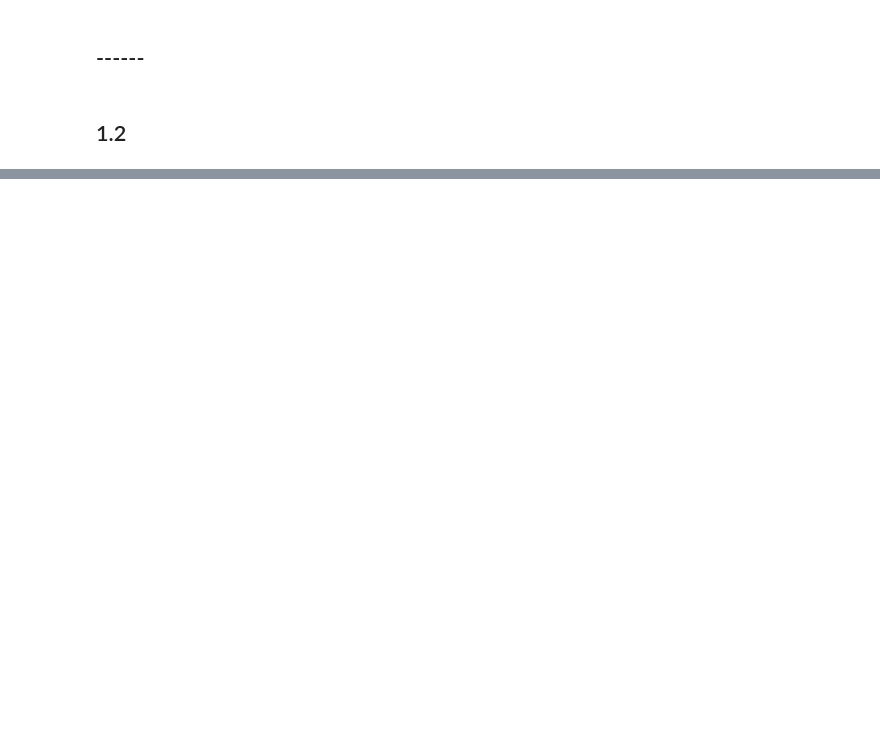
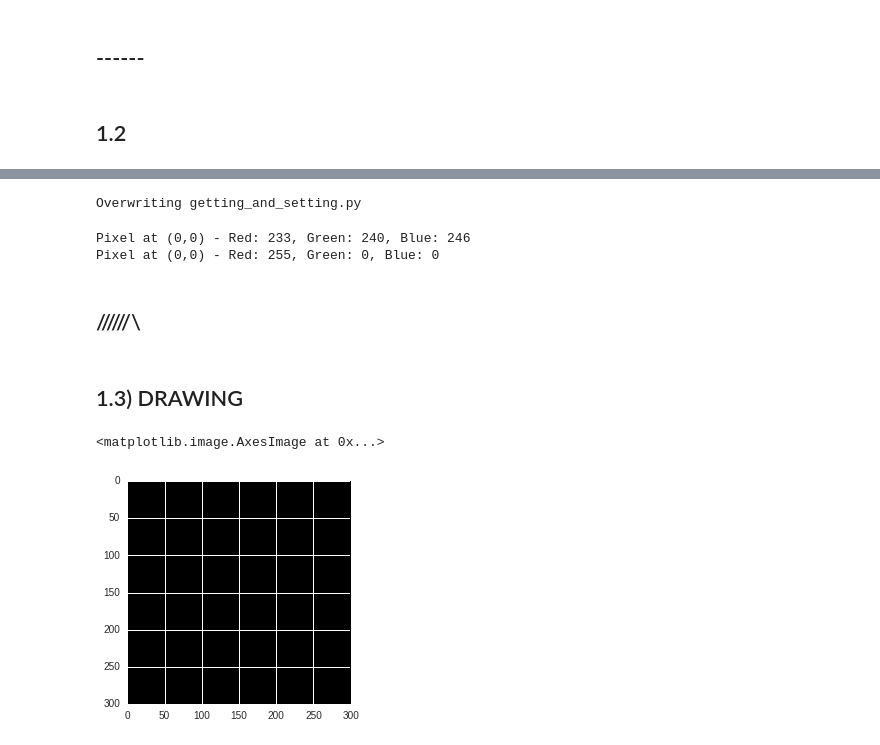
Before and after one commit to YaroslavSchubert/pyimagegurus, a Jupyter notebook: pyimagegurus.ipynb, the cells around one changed output, grey strips where cells are left out. Drawn from its saved outputs; the diff is of its cells as text; code cells hidden in the pictures; blank space fills up the shorter version.

```diff
--- a/pyimagegurus.ipynb
+++ b/pyimagegurus.ipynb
@@ -77,0 +89,62 @@ channels: 3
+# %%
+%%writefile getting_and_setting.py
+import argparse
+import cv2
+
+ap = argparse.ArgumentParser()
+ap.add_argument('-i','--image',required=True, help='Path to image')
+ap.add_argument('-d','--display', required=False)
+args = vars(ap.parse_args())
+
+image = cv2.imread(args["image"])
+(h, w) = image.shape[:2]
+if args['display']:
+    cv2.imshow("Original", image)
+    cv2.waitKey(0)
+
+(b, g, r) = image[0, 0]
+print "Pixel at (0,0) - Red: {r}, Green: {g}, Blue: {b}".format(r=r, g=g, b=b)
+
+#setting pixel value to RED
+image[0,0] = (0, 0, 255)
+(b, g, r) = image[0, 0]
+print "Pixel at (0,0) - Red: {r}, Green: {g}, Blue: {b}".format(r=r, g=g, b=b)
+
+
+#center of the image
+(cX, cY) = (w/2, h/2)
+tl = image[0:cY, 0:cX]
+tr = image[cY:h, cX:w]
+bl = image[cY:h, 0:cX]
+tl_green = image[0:cY, 0:cX] = (0, 255, 0)
+
+
+# cv2.imshow("",tr)
+# cv2.waitKey()
+# cv2.imshow("",bl)
+# cv2.waitKey()
+# cv2.imshow("",tl_green)
+# cv2.waitKey()
+# cv2.imshow("top left", tl)
+# cv2.waitKey()
+# %% [output]
+Overwriting getting_and_setting.py
+# %%
+%%bash
+python getting_and_setting.py -i 'data/florida_trip.png'
+# %% [output]
+Pixel at (0,0) - Red: 233, Green: 240, Blue: 246
+Pixel at (0,0) - Red: 255, Green: 0, Blue: 0
+# %% [markdown]
+## /\/\/\/\/\/\
+# %% [markdown]
+## 1.3) DRAWING
+# %%
+canvas = np.zeros((300, 300, 3), dtype="uint8")
+# rows / columns / channels
+# uint8 = 8bits depth
+# %%
+plt.imshow(canvas)
+# %% [output]
+<matplotlib.image.AxesImage at 0x...>
+[figure, added]
```
Also changed, not shown: parts of 12 cells of this notebook, 1 other file.
